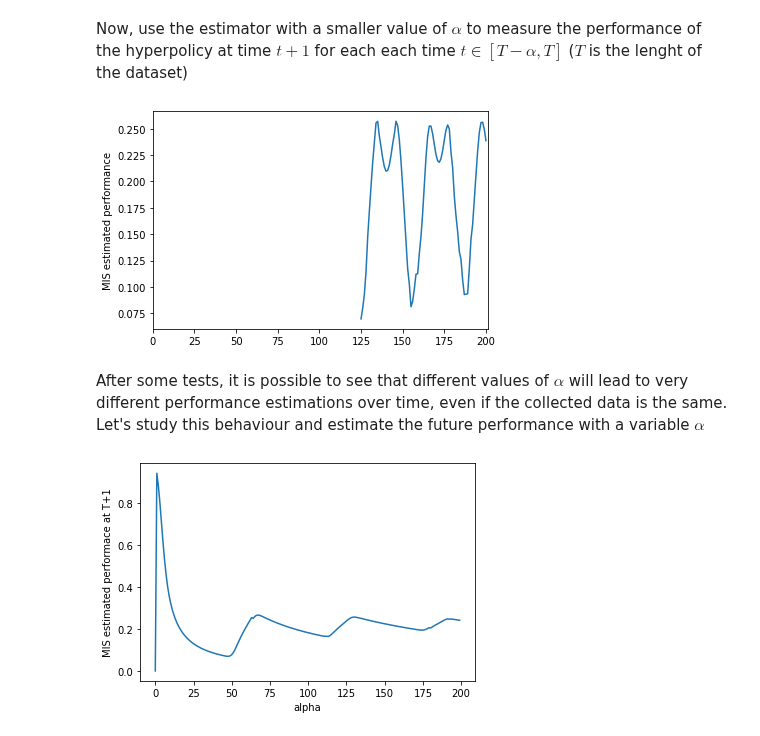
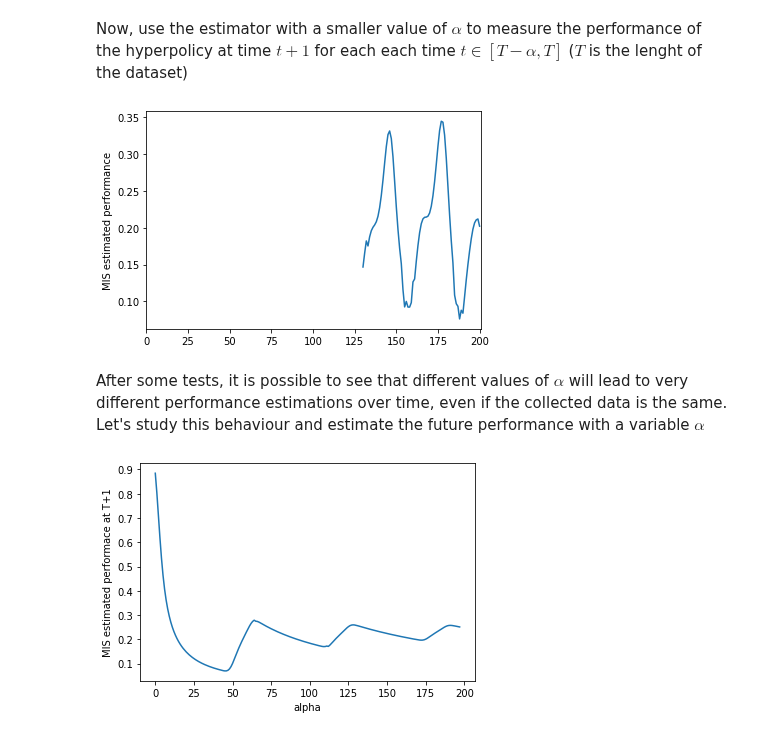
Before and after one commit to francescovidaich964/Como_lake, a Jupyter notebook: bandit_tests/non-stat_contextual_bandits.ipynb, the cells around one changed output. Drawn from its saved outputs; the diff is of its cells as text; code cells hidden in the pictures.

Commit message:
Added beta exp decay to MIS estimator

```diff
--- a/bandit_tests/non-stat_contextual_bandits.ipynb
+++ b/bandit_tests/non-stat_contextual_bandits.ipynb
@@ -327,33 +331,42 @@ To test the estimator, `return_type=0` will return the estimated performance, `r
 # %%
-def MIS_estimator(nu, thetas, rewards, t, return_type=0):
-
+def MIS_estimator(nu, thetas, rewards, t, return_type=0, beta=1):
 
     # Check if rewards and thetas have the same lenght
     if len(thetas) != len(rewards):
         print("\n ----- Thetas and rewards have different lengths ----- \n")
         return None
 
-    # Given present time t, get time of past rewards
+    # Compute time of past rewards and prepare array for them
     t0 = (t+1) - len(rewards)
     timesteps = np.arange(t0, t+1)
+    sum_terms = np.array([])
 
-    # Compute the weighted rewards inside the time window
-    # IF we are interested in the weights, don't compute weighted rewards
-    terms = np.array([])
+    # Compute constant normalization term (for beta<1)
+    if beta<1:
+        beta_normalization = (1-beta)/(1-beta**(len(rewards)-1))
 
+    # Compute the weighted rewards inside the time window (with lenght alpha)
     for i in timesteps:
+
+        # Compute importance weight given the type of the estimator (with beta ir not)
         IS_weight = nu.theta_pdf(thetas[i-t0], t+1) / nu.theta_pdf(thetas[i-t0], i)
+        if beta == 1:
+            IS_weight = IS_weight / len(rewards)
+        else:
+            IS_weight = IS_weight * beta_normalization * beta**(t-i)
+
+        # IF we are interested in the weights, don't compute weighted rewards
         if return_type == 2:
-            terms = np.append(terms, IS_weight/len(rewards) )
+            sum_terms = np.append(sum_terms, IS_weight)
         else:
-            IS_reward = rewards[i-t0] * IS_weight / len(rewards)
-            terms = np.append(terms, IS_reward)
+            IS_reward = rewards[i-t0] * IS_weight
+            sum_terms = np.append(sum_terms, IS_reward)
 
     # If we are interested in just the estimated performance, sum the weighted rewards
     if return_type == 0:
-        return np.sum(terms)
+        return np.sum(sum_terms)
     else:
-        return terms
+        return sum_terms
 # %% [markdown]
 ### Test Performance Estimator
 Study the behaviour of the different terms of the MIS estimator on the last timestep using every collected reward and policy (i.e. with $\alpha=t$)
@@ -375,21 +388,21 @@ plt.show()
 Now, use the estimator with a smaller value of $\alpha$ to measure the performance of the hyperpolicy at time $t+1$ for each each time $t\in[T-\alpha,T]$ ($T$ is the lenght of the dataset)
 # %%
 # Prepare array to contain estimated performances
-alpha = 125
+alpha = 130
 performances = np.array([])
 
 # Compute performances
 for t in tqdm(range(alpha, len(rewards)+1)):
-    MIS_performance = MIS_estimator(nu, thetas[t-alpha:t+1], rewards[t-alpha:t+1], t)
+    MIS_performance = MIS_estimator(nu, thetas[t-alpha:t+1], rewards[t-alpha:t+1], t, beta=0.98)
     performances = np.append(performances, MIS_performance)
 
 # Plot the perfromances as function of time
 plt.plot(np.arange(alpha, len(rewards)+1), performances)
 plt.ylabel("MIS estimated performance")
 plt.xlim(0, len(rewards)+1)
 plt.show()
 # %% [output]
-[figure, old version]
+[figure, new version]
 # %% [markdown]
 After some tests, it is possible to see that different values of $\alpha$ will lead to very different performance estimations over time, even if the collected data is the same. Let's study this behaviour and estimate the future performance with a variable $\alpha$
 # %%
@@ -398,8 +411,8 @@ performances = np.array([])
 t = len(rewards)
 
 # Compute performances
-for alpha in tqdm(range(len(rewards))):
-    MIS_performance = MIS_estimator(nu, thetas[t-alpha:t+1], rewards[t-alpha:t+1], t)
+for alpha in tqdm(range(2,len(rewards))):
+    MIS_performance = MIS_estimator(nu, thetas[t-alpha:t+1], rewards[t-alpha:t+1], t, beta=1)
     performances = np.append(performances, MIS_performance)
 
 # Plot the performance at t+1 as function of alpha
@@ -408,4 +421,4 @@ plt.xlabel("alpha")
 plt.ylabel("MIS estimated performace at T+1")
 plt.show()
 # %% [output]
-[figure, old version]
+[figure, new version]
```
Also changed, not shown: parts of 5 cells of this notebook.
